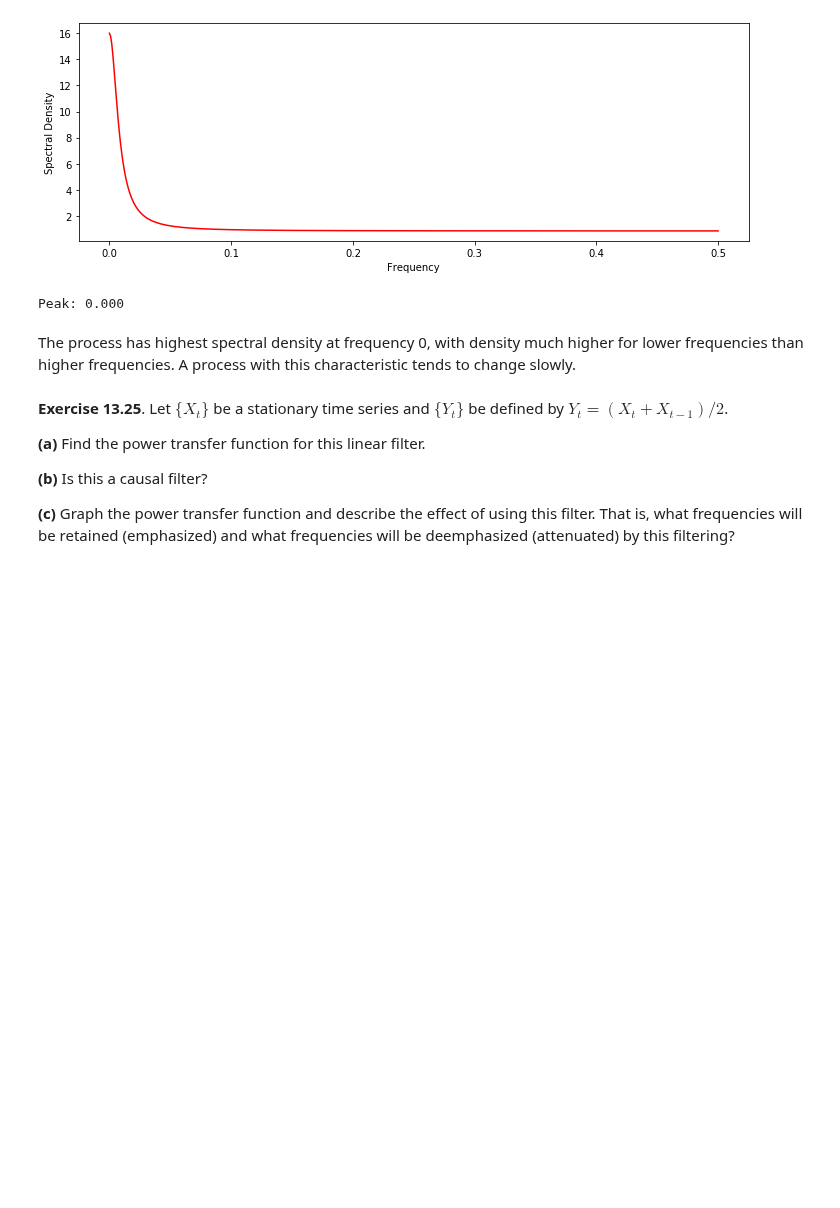
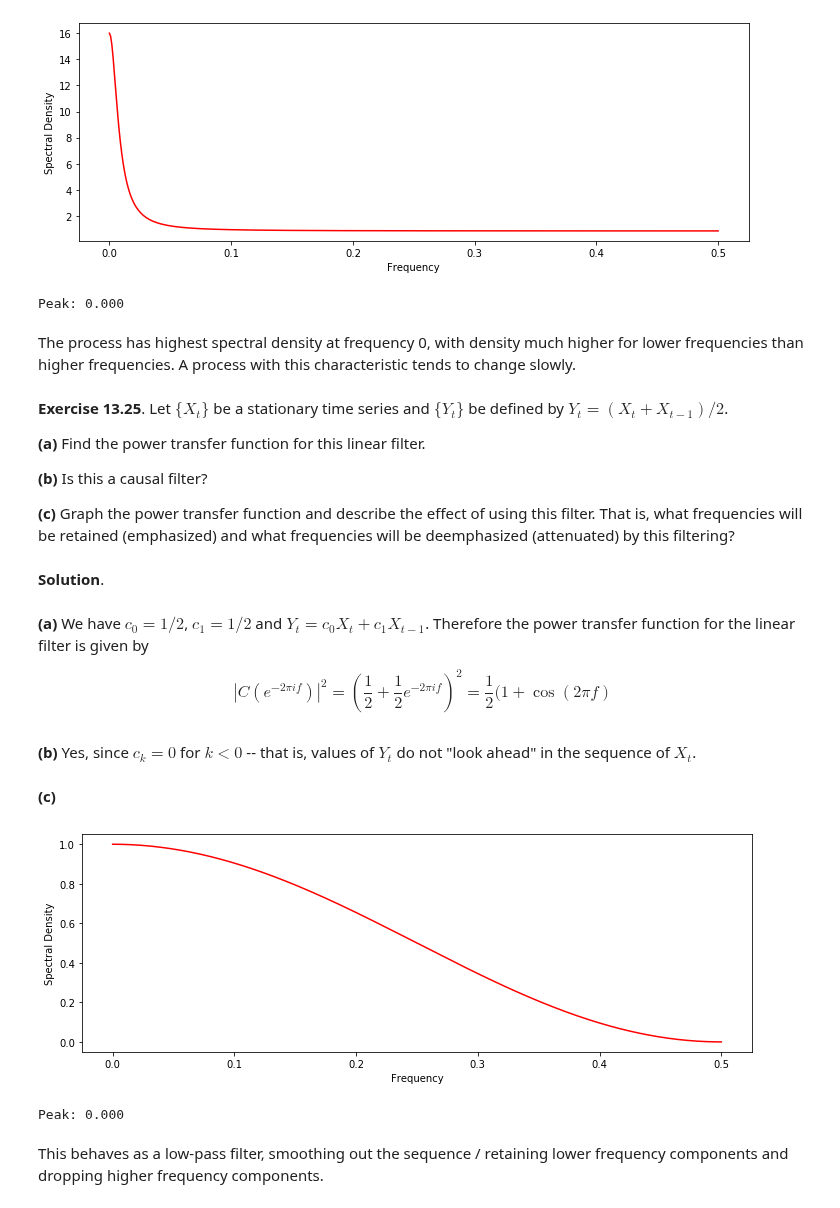
Before and after one commit to telmo-correa/time-series-analysis, a Jupyter notebook: Python/Chapter 13 (Ex 21 - 30) - Introduction to Spectral Analysis.ipynb, the cells around one changed output. Saved outputs shown, nothing was run; the diff lists cells and outputs as text; code cells hidden in the pictures; blank space fills up the shorter version.

```diff
--- a/Python/Chapter 13 (Ex 21 - 30) - Introduction to Spectral Analysis.ipynb
+++ b/Python/Chapter 13 (Ex 21 - 30) - Introduction to Spectral Analysis.ipynb
@@ -108,3 +108,32 @@ The process has highest spectral density at frequency 0, with density much highe
 **(b)** Is this a causal filter?
 
 **(c)** Graph the power transfer function and describe the effect of using this filter.  That is, what frequencies will be retained (emphasized) and what frequencies will be deemphasized (attenuated) by this filtering?
+# %% [markdown]
+**Solution**.
+# %% [markdown]
+**(a)**  We have $c_0 = 1/2$, $c_1 = 1/2$ and $Y_t = c_0 X_t + c_1 X_{t-1}$.  Therefore the power transfer function for the linear filter is given by
+
+$$ |C(e^{-2\pi i f})|^2 = \left(\frac{1}{2} + \frac{1}{2}e^{-2\pi if}\right)^2 = \frac{1}{2} (1 + \cos(2 \pi f) $$
+# %% [markdown]
+**(b)** Yes, since $c_k = 0$ for $k < 0$ -- that is, values of $Y_t$ do not "look ahead" in the sequence of $X_t$.
+# %% [markdown]
+**(c)**
+# %%
+def power_transfer_function(f):
+    return (1 + np.cos(2 * np.pi * f)) / 2
+# %%
+f = np.arange(0, 1/2 + 1e-3, step=1e-3)
+d = power_transfer_function(f)
+
+plt.figure(figsize=(12, 4))
+plt.plot(f, d, color='red')
+plt.xlabel('Frequency')
+plt.ylabel('Spectral Density')
+plt.show()
+
+print('Peak: %.3f' % f[np.argmax(d)])
+# %% [output]
+[figure, added]
+Peak: 0.000
+# %% [markdown]
+This behaves as a low-pass filter, smoothing out the sequence / retaining lower frequency components and dropping higher frequency components.
```
Also changed, not shown: parts of 27 cells of this notebook, 1 other file.
